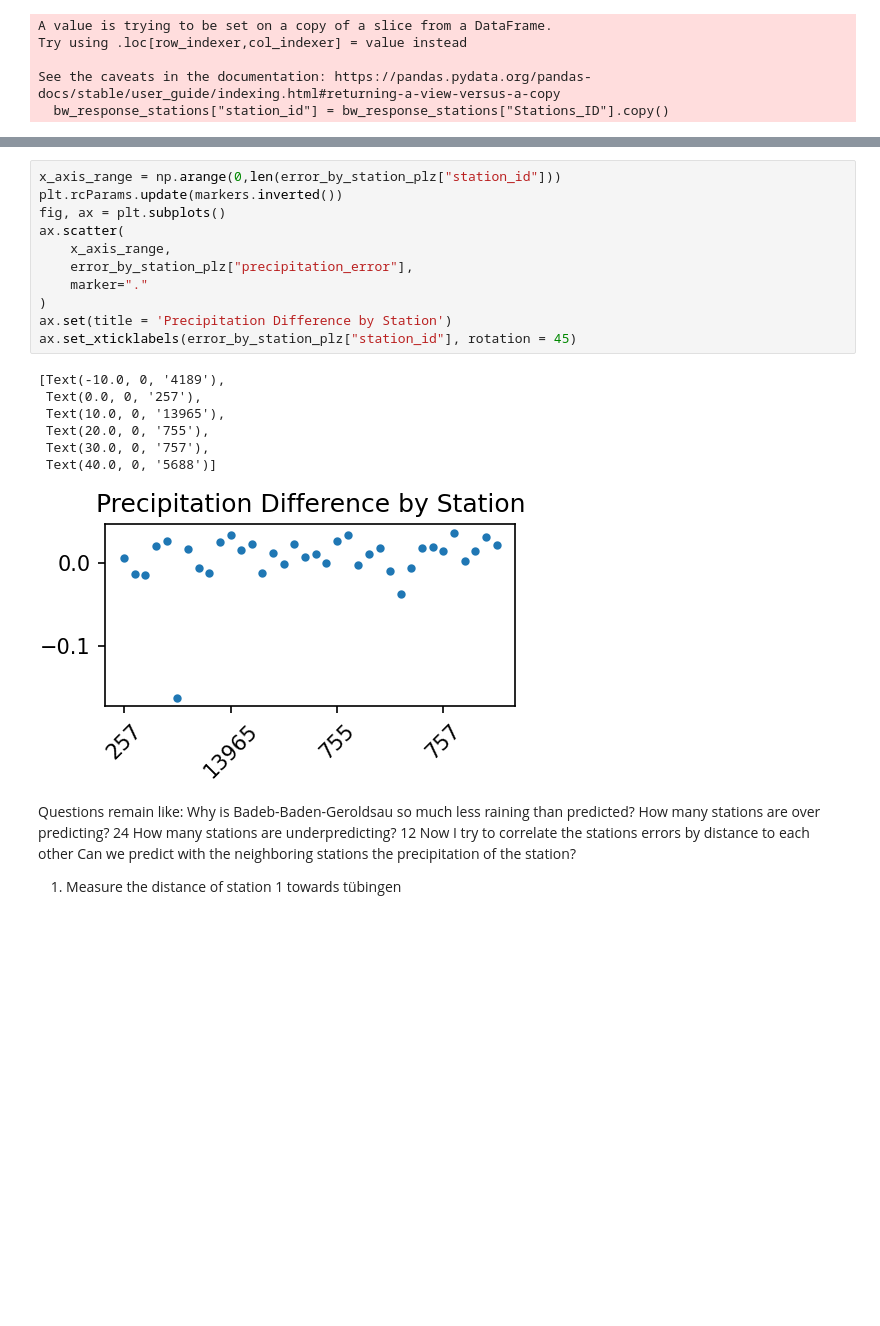
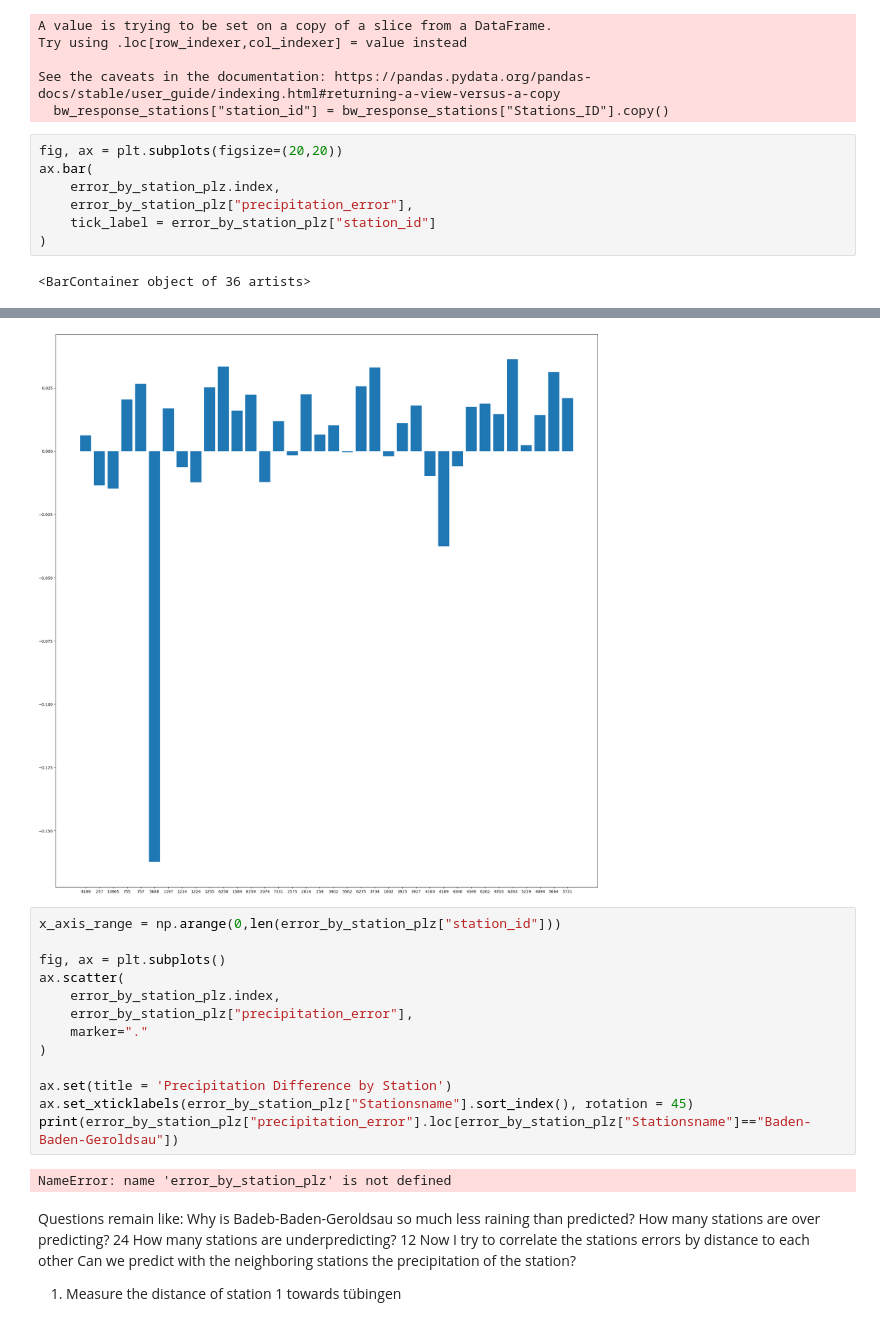
Before and after one commit to RobinU434/DataLiteracy, a Jupyter notebook: studies/11_01_24_LD_fig_BaWu_stations.ipynb, the cells around one changed output, grey strips where cells are left out. Drawn from its saved outputs; the diff is of its cells as text; blank space fills up the shorter version.

```diff
--- a/studies/11_01_24_LD_fig_BaWu_stations.ipynb
+++ b/studies/11_01_24_LD_fig_BaWu_stations.ipynb
@@ -234,3 +245,12 @@ Try using .loc[row_indexer,col_indexer] = value instead
 
 See the caveats in the documentation: https://pandas.pydata.org/pandas-docs/stable/user_guide/indexing.html#returning-a-view-versus-a-copy
   bw_response_stations["station_id"] = bw_response_stations["Stations_ID"].copy()
+# %%
+fig, ax = plt.subplots(figsize=(20,20))
+ax.bar(
+    error_by_station_plz.index,
+    error_by_station_plz["precipitation_error"],
+    tick_label = error_by_station_plz["station_id"]
+)
+# %% [output]
+<BarContainer object of 36 artists>
@@ -237,22 +274,19 @@ See the caveats in the documentation: https://pandas.pydata.org/pandas-docs/stab
+[figure, added]
 # %%
 x_axis_range = np.arange(0,len(error_by_station_plz["station_id"]))
-plt.rcParams.update(markers.inverted())
+
 fig, ax = plt.subplots()
 ax.scatter(
-    x_axis_range,
+    error_by_station_plz.index,
     error_by_station_plz["precipitation_error"],
     marker="."
 )
+
 ax.set(title = 'Precipitation Difference by Station')
-ax.set_xticklabels(error_by_station_plz["station_id"], rotation = 45)
+ax.set_xticklabels(error_by_station_plz["Stationsname"].sort_index(), rotation = 45)
+print(error_by_station_plz["precipitation_error"].loc[error_by_station_plz["Stationsname"]=="Baden-Baden-Geroldsau"])
 # %% [output]
-[Text(-10.0, 0, '4189'),
- Text(0.0, 0, '257'),
- Text(10.0, 0, '13965'),
- Text(20.0, 0, '755'),
- Text(30.0, 0, '757'),
- Text(40.0, 0, '5688')]
+NameError: name 'error_by_station_plz' is not defined
-[figure, removed]
 # %% [markdown]
 Questions remain like: Why is Badeb-Baden-Geroldsau so much less raining than predicted?
 How many stations are over predicting? 24  How many stations are underpredicting? 12
```
Also changed, not shown: parts of 15 cells of this notebook, 4 other files.
